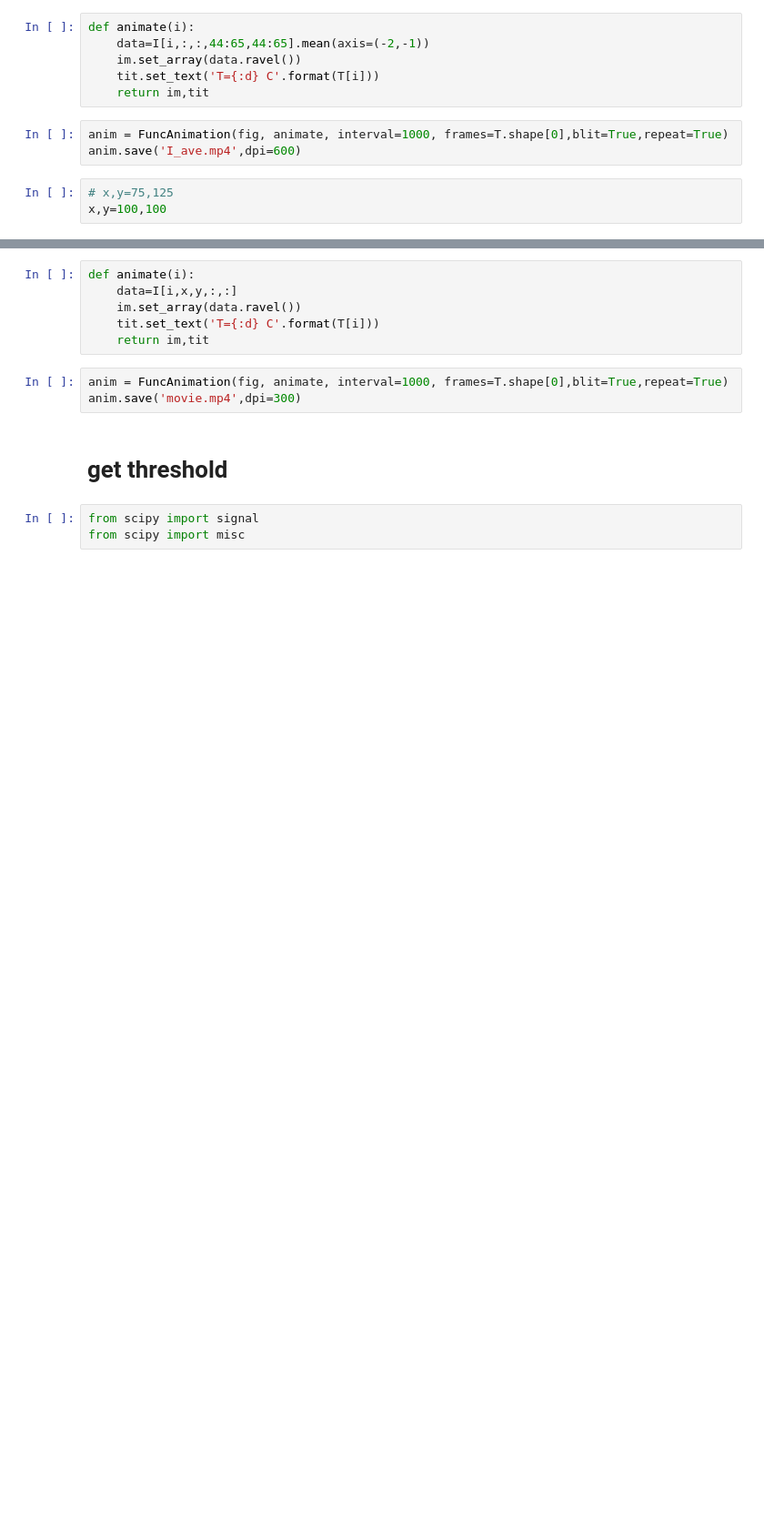
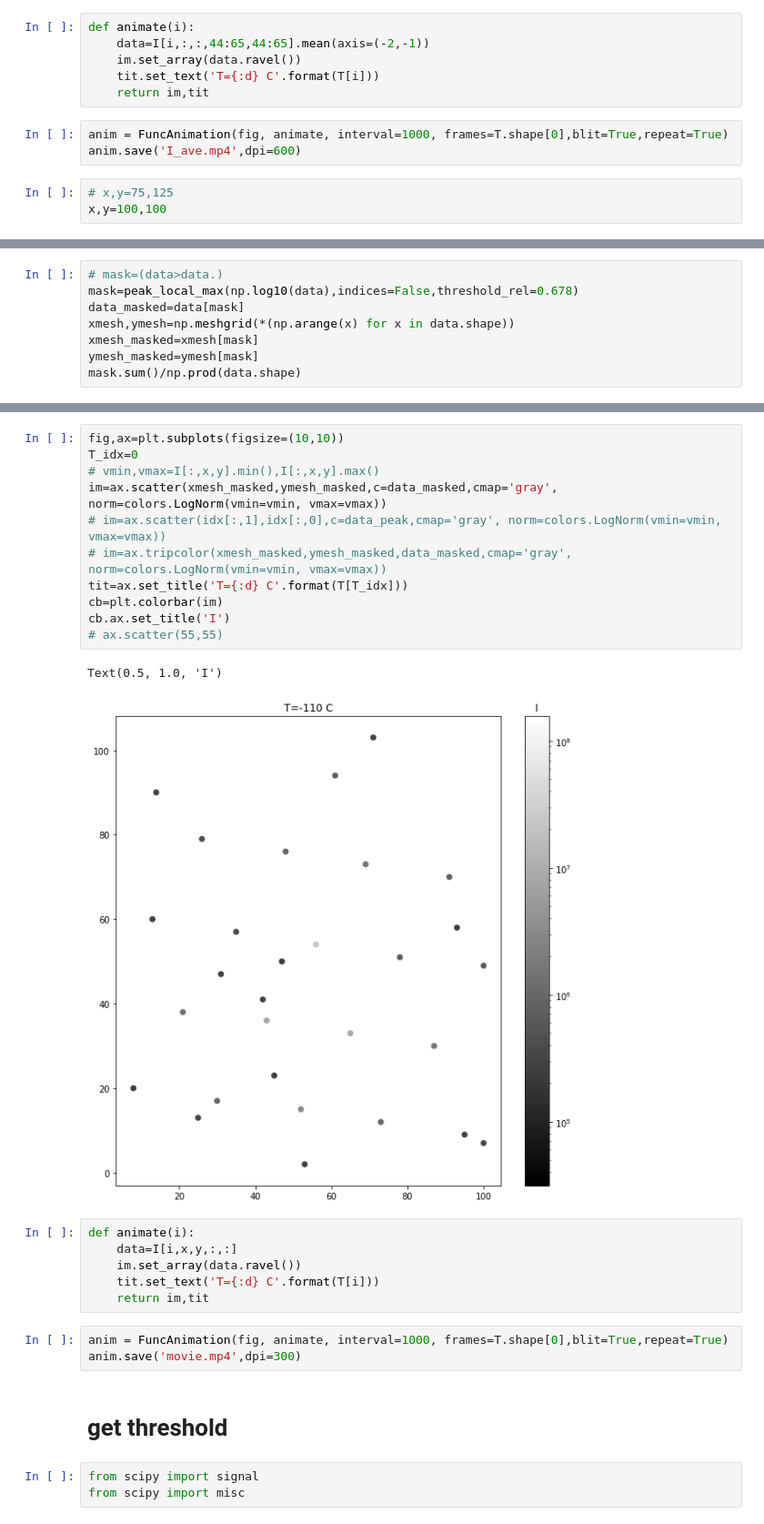
Before and after one commit to hainingpan/4D, a Jupyter notebook: XTEC_STEM_recal.ipynb, the cells around one changed output, grey strips where cells are left out. Shown at 91% size. Drawn from its saved outputs; the diff is of its cells as text; blank space fills up the shorter version.

```diff
--- a/XTEC_STEM_recal.ipynb
+++ b/XTEC_STEM_recal.ipynb
@@ -90,0 +130,8 @@ ax.scatter(55,55)
+# %%
+# mask=(data>data.)
+mask=peak_local_max(np.log10(data),indices=False,threshold_rel=0.678)
+data_masked=data[mask]
+xmesh,ymesh=np.meshgrid(*(np.arange(x) for x in data.shape))
+xmesh_masked=xmesh[mask]
+ymesh_masked=ymesh[mask]
+mask.sum()/np.prod(data.shape)
@@ -91,3 +173,17 @@ ax.scatter(55,55)
+# %%
+fig,ax=plt.subplots(figsize=(10,10))
+T_idx=0
+# vmin,vmax=I[:,x,y].min(),I[:,x,y].max()
+im=ax.scatter(xmesh_masked,ymesh_masked,c=data_masked,cmap='gray', norm=colors.LogNorm(vmin=vmin, vmax=vmax))
+# im=ax.scatter(idx[:,1],idx[:,0],c=data_peak,cmap='gray', norm=colors.LogNorm(vmin=vmin, vmax=vmax))
+# im=ax.tripcolor(xmesh_masked,ymesh_masked,data_masked,cmap='gray', norm=colors.LogNorm(vmin=vmin, vmax=vmax))
+tit=ax.set_title('T={:d} C'.format(T[T_idx]))
+cb=plt.colorbar(im)
+cb.ax.set_title('I')
+# ax.scatter(55,55)
+# %% [output]
+Text(0.5, 1.0, 'I')
+[figure, added]
 # %%
 def animate(i):
     data=I[i,x,y,:,:]
```
Also changed, not shown: parts of 34 cells of this notebook.
